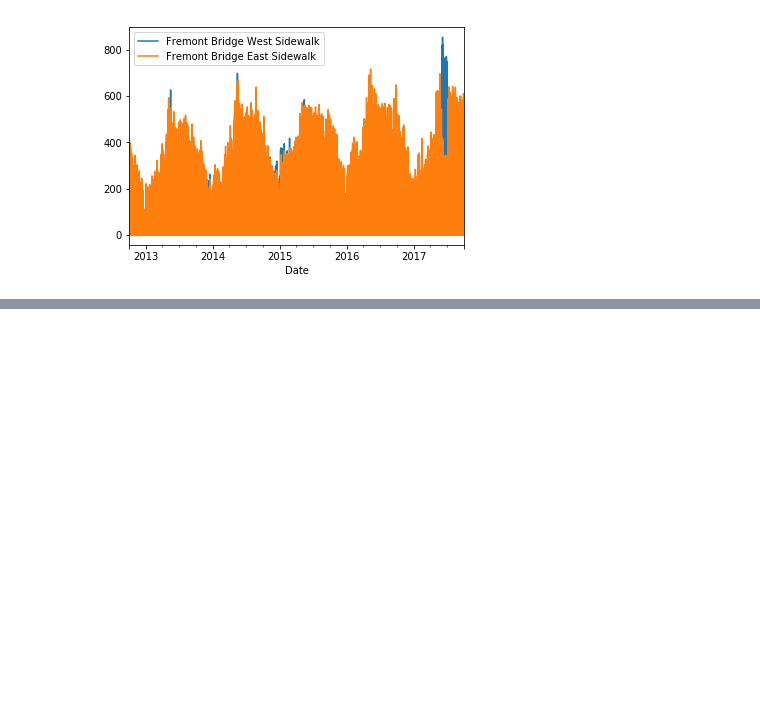
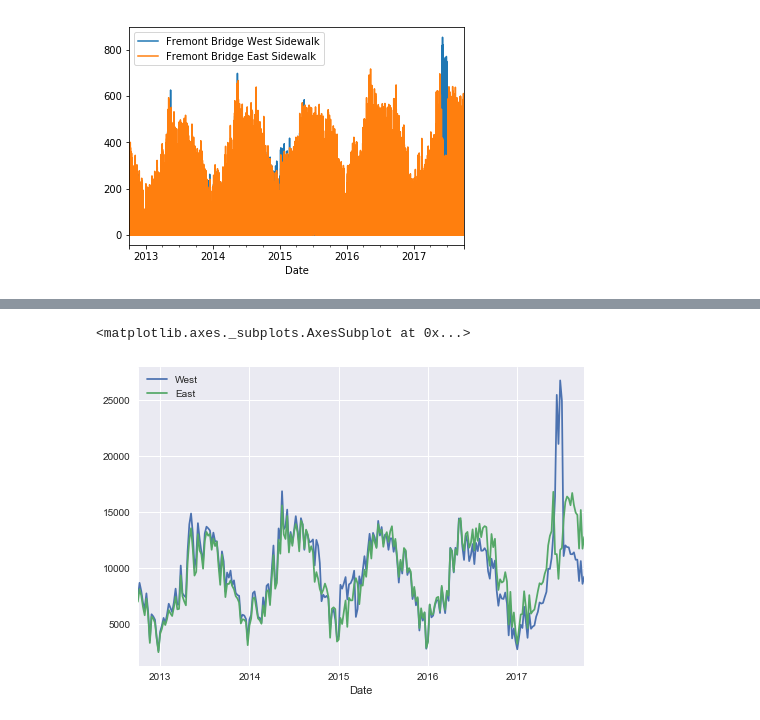
Before and after one commit to rongchuhe2/JupyterWorkflow, a Jupyter notebook: JupyterWorkflow.ipynb, the cells around one changed output, grey strips where cells are left out. Cells and saved outputs as stored; diff of their text form; code cells hidden in the pictures; blank space fills up the shorter version.

```diff
--- a/JupyterWorkflow.ipynb
+++ b/JupyterWorkflow.ipynb
@@ -36,0 +50,6 @@ data.plot()
+# %%
+data.columns = ['West', 'East']
+data.resample('w').sum().plot()
+# %% [output]
+<matplotlib.axes._subplots.AxesSubplot at 0x...>
+[figure, added]
```
Also changed, not shown: parts of 9 cells of this notebook.
